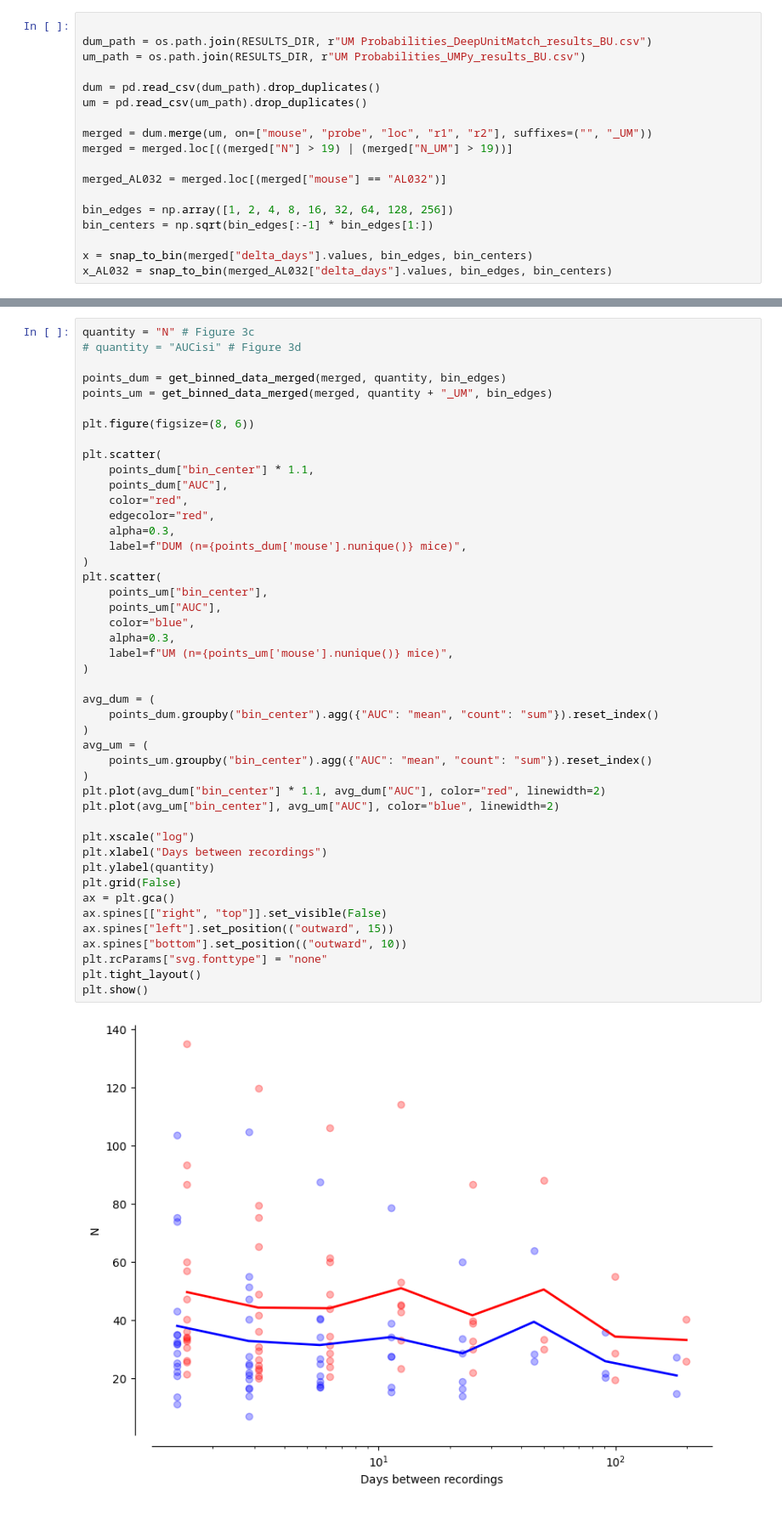
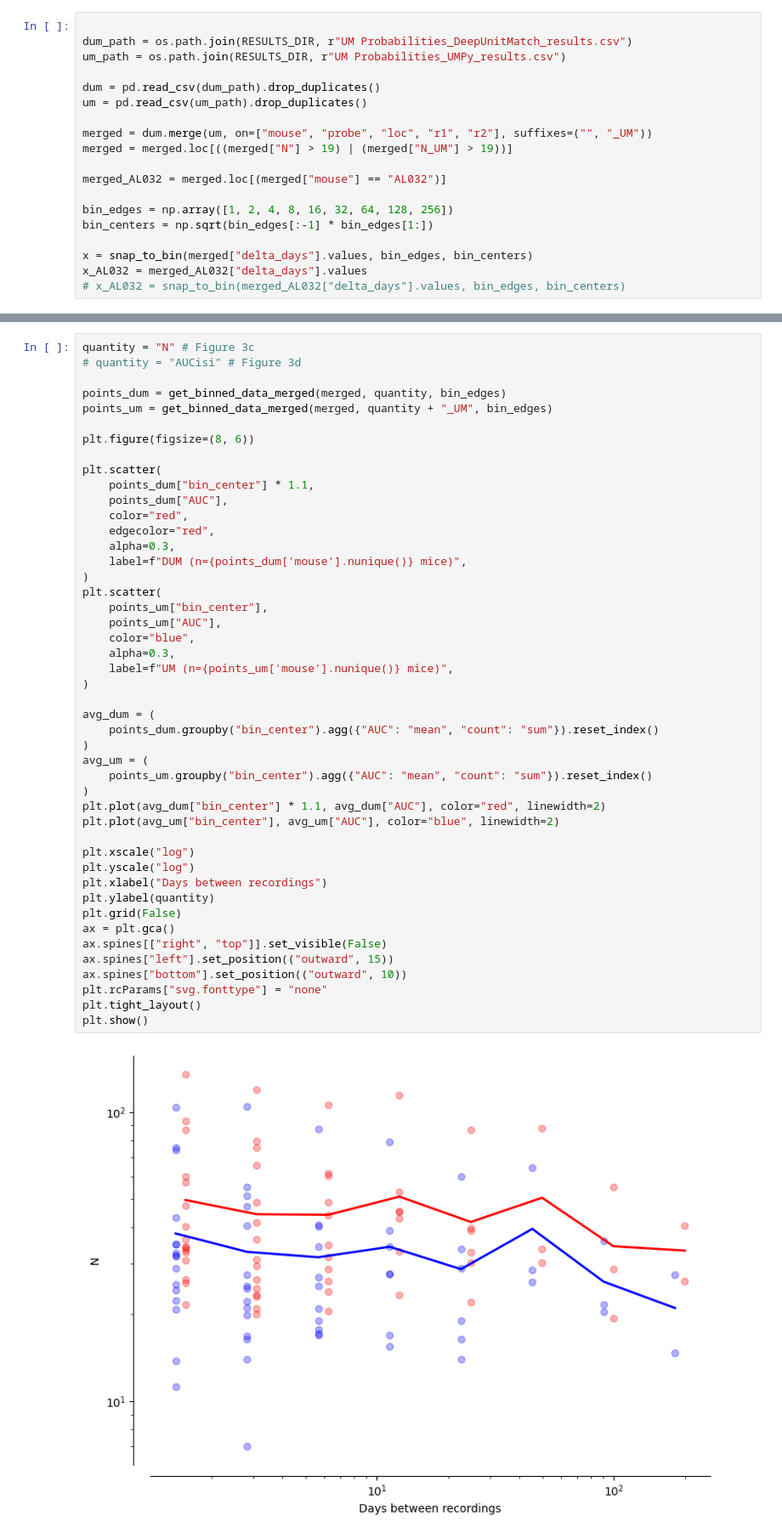
Before and after one commit to EnnyvanBeest/UnitMatch, a Jupyter notebook: UnitMatchPy/PaperAnalyses/figure3.ipynb, the cells around one changed output, grey strips where cells are left out. Shown at 85% size. Saved outputs shown, nothing was run; the diff lists cells and outputs as text.

Commit message:
Update figures

```diff
--- a/UnitMatchPy/PaperAnalyses/figure3.ipynb
+++ b/UnitMatchPy/PaperAnalyses/figure3.ipynb
@@ -37,8 +38,8 @@ def get_binned_data_merged(data, col, bin_edges):
     return pd.DataFrame(all_points)
 # %%
 
-dum_path = os.path.join(RESULTS_DIR, r"UM Probabilities_DeepUnitMatch_results_BU.csv")
-um_path = os.path.join(RESULTS_DIR, r"UM Probabilities_UMPy_results_BU.csv")
+dum_path = os.path.join(RESULTS_DIR, r"UM Probabilities_DeepUnitMatch_results.csv")
+um_path = os.path.join(RESULTS_DIR, r"UM Probabilities_UMPy_results.csv")
 
 dum = pd.read_csv(dum_path).drop_duplicates()
 um = pd.read_csv(um_path).drop_duplicates()
@@ -52,7 +53,8 @@ bin_edges = np.array([1, 2, 4, 8, 16, 32, 64, 128, 256])
 bin_centers = np.sqrt(bin_edges[:-1] * bin_edges[1:])
 
 x = snap_to_bin(merged["delta_days"].values, bin_edges, bin_centers)
-x_AL032 = snap_to_bin(merged_AL032["delta_days"].values, bin_edges, bin_centers)
+x_AL032 = merged_AL032["delta_days"].values
+# x_AL032 = snap_to_bin(merged_AL032["delta_days"].values, bin_edges, bin_centers)
 # %%
 quantity = "N" # Figure 3a
 # quantity = 'AUCisi' # Figure 3b
@@ -113,31 +115,32 @@ plt.scatter(
 )
 plt.scatter(
     points_um["bin_center"],
     points_um["AUC"],
     color="blue",
     alpha=0.3,
     label=f"UM (n={points_um['mouse'].nunique()} mice)",
 )
 
 avg_dum = (
     points_dum.groupby("bin_center").agg({"AUC": "mean", "count": "sum"}).reset_index()
 )
 avg_um = (
     points_um.groupby("bin_center").agg({"AUC": "mean", "count": "sum"}).reset_index()
 )
 plt.plot(avg_dum["bin_center"] * 1.1, avg_dum["AUC"], color="red", linewidth=2)
 plt.plot(avg_um["bin_center"], avg_um["AUC"], color="blue", linewidth=2)
 
 plt.xscale("log")
+plt.yscale("log")
 plt.xlabel("Days between recordings")
 plt.ylabel(quantity)
 plt.grid(False)
 ax = plt.gca()
 ax.spines[["right", "top"]].set_visible(False)
 ax.spines["left"].set_position(("outward", 15))
 ax.spines["bottom"].set_position(("outward", 10))
 plt.rcParams["svg.fonttype"] = "none"
 plt.tight_layout()
 plt.show()
 # %% [output]
-[figure, old version]
+[figure, new version]
```
Also changed, not shown: parts of 2 cells of this notebook, 2 other files.
